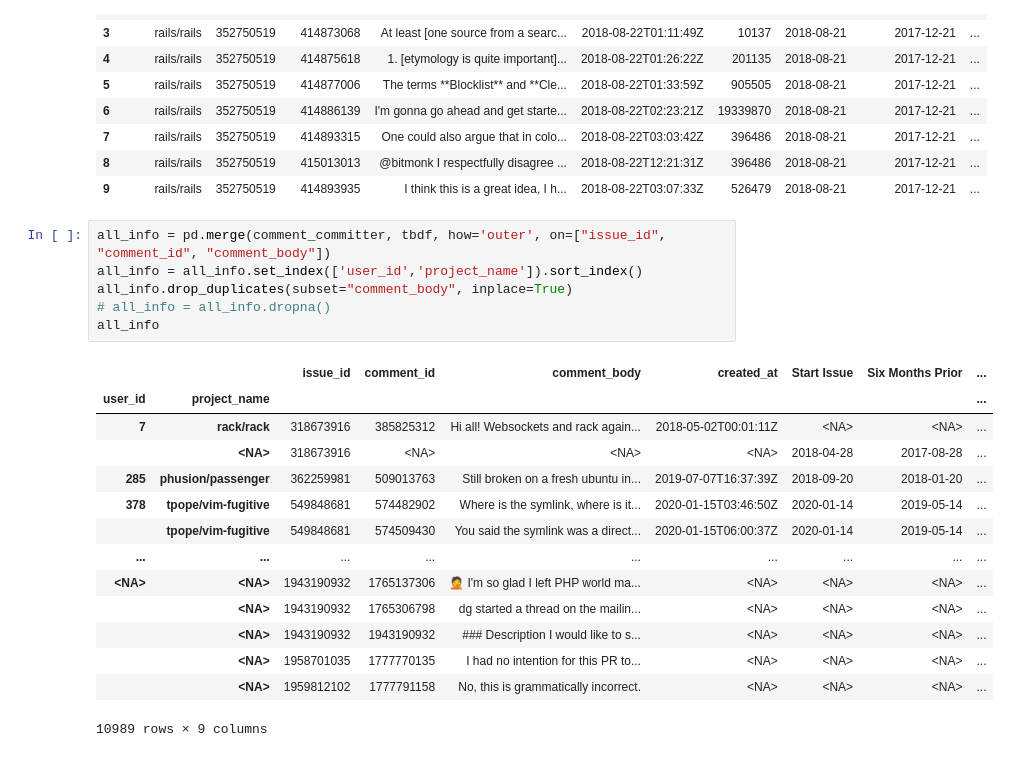
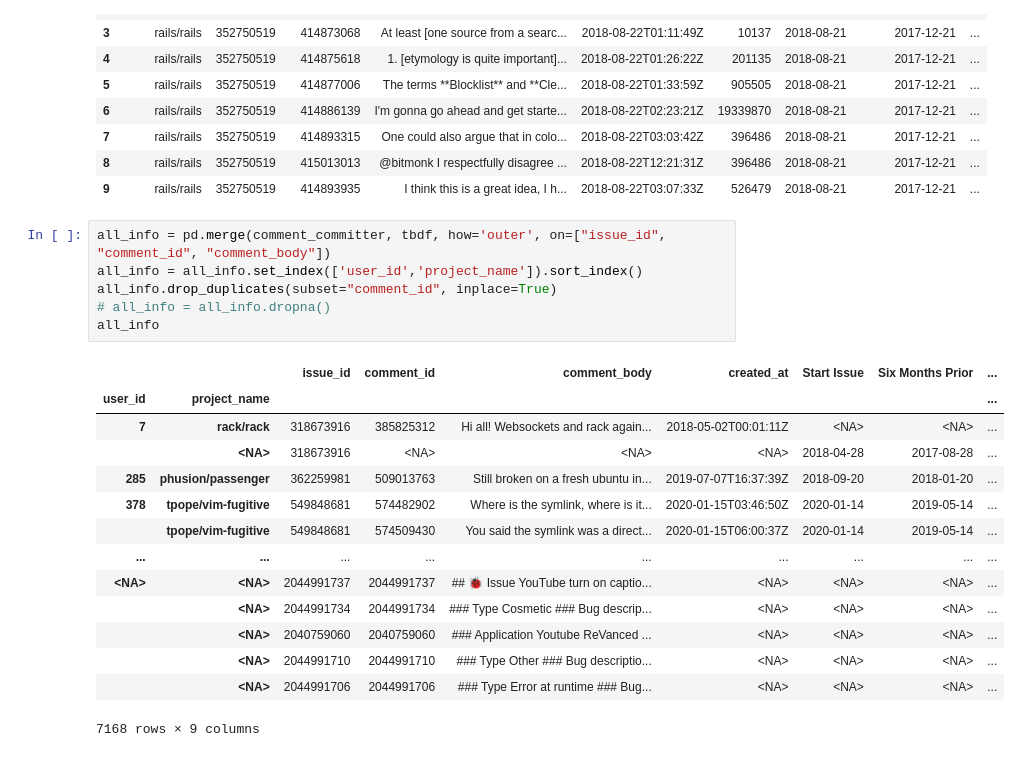
Before and after one commit to JorisParee/incivility-dataset_2IMP40, a Jupyter notebook: RQs/RQ1-new.ipynb, the cells around one changed output. Drawn from its saved outputs; the diff is of its cells as text.

```diff
--- a/RQs/RQ1-new.ipynb
+++ b/RQs/RQ1-new.ipynb
@@ -34,21 +34,21 @@ comment_committer.head(10)
 # %%
 all_info = pd.merge(comment_committer, tbdf, how='outer', on=["issue_id", "comment_id", "comment_body"])
 all_info = all_info.set_index(['user_id','project_name']).sort_index()
-all_info.drop_duplicates(subset="comment_body", inplace=True)
+all_info.drop_duplicates(subset="comment_id", inplace=True)
 # all_info = all_info.dropna()
 all_info
 # %% [output]
 |  |  | issue_id | comment_id | comment_body | created_at | Start Issue | Six Months Prior | ... |
 | user_id | project_name |  |  |  |  |  |  | ... |
 | 7 | rack/rack | 318673916 | 385825312 | Hi all! Websockets and rack again... | 2018-05-02T00:01:11Z | <NA> | <NA> | ... |
 |  | <NA> | 318673916 | <NA> | <NA> | <NA> | 2018-04-28 | 2017-08-28 | ... |
 | 285 | phusion/passenger | 362259981 | 509013763 | Still broken on a fresh ubuntu in... | 2019-07-07T16:37:39Z | 2018-09-20 | 2018-01-20 | ... |
 | 378 | tpope/vim-fugitive | 549848681 | 574482902 | Where is the symlink, where is it... | 2020-01-15T03:46:50Z | 2020-01-14 | 2019-05-14 | ... |
 |  | tpope/vim-fugitive | 549848681 | 574509430 | You said the symlink was a direct... | 2020-01-15T06:00:37Z | 2020-01-14 | 2019-05-14 | ... |
 | ... | ... | ... | ... | ... | ... | ... | ... | ... |
-| <NA> | <NA> | 1943190932 | 1765137306 | 🤦 I'm so glad I left PHP world ma... | <NA> | <NA> | <NA> | ... |
-|  | <NA> | 1943190932 | 1765306798 | dg started a thread on the mailin... | <NA> | <NA> | <NA> | ... |
-|  | <NA> | 1943190932 | 1943190932 | ### Description I would like to s... | <NA> | <NA> | <NA> | ... |
-|  | <NA> | 1958701035 | 1777770135 | I had no intention for this PR to... | <NA> | <NA> | <NA> | ... |
-|  | <NA> | 1959812102 | 1777791158 | No, this is grammatically incorrect. | <NA> | <NA> | <NA> | ... |
+| <NA> | <NA> | 2044991737 | 2044991737 | ## 🐞 Issue YouTube turn on captio... | <NA> | <NA> | <NA> | ... |
+|  | <NA> | 2044991734 | 2044991734 | ### Type Cosmetic ### Bug descrip... | <NA> | <NA> | <NA> | ... |
+|  | <NA> | 2040759060 | 2040759060 | ### Application Youtube ReVanced ... | <NA> | <NA> | <NA> | ... |
+|  | <NA> | 2044991710 | 2044991710 | ### Type Other ### Bug descriptio... | <NA> | <NA> | <NA> | ... |
+|  | <NA> | 2044991706 | 2044991706 | ### Type Error at runtime ### Bug... | <NA> | <NA> | <NA> | ... |
-10989 rows × 9 columns
+7168 rows × 9 columns
```
Also changed, not shown: parts of 3 cells of this notebook.
